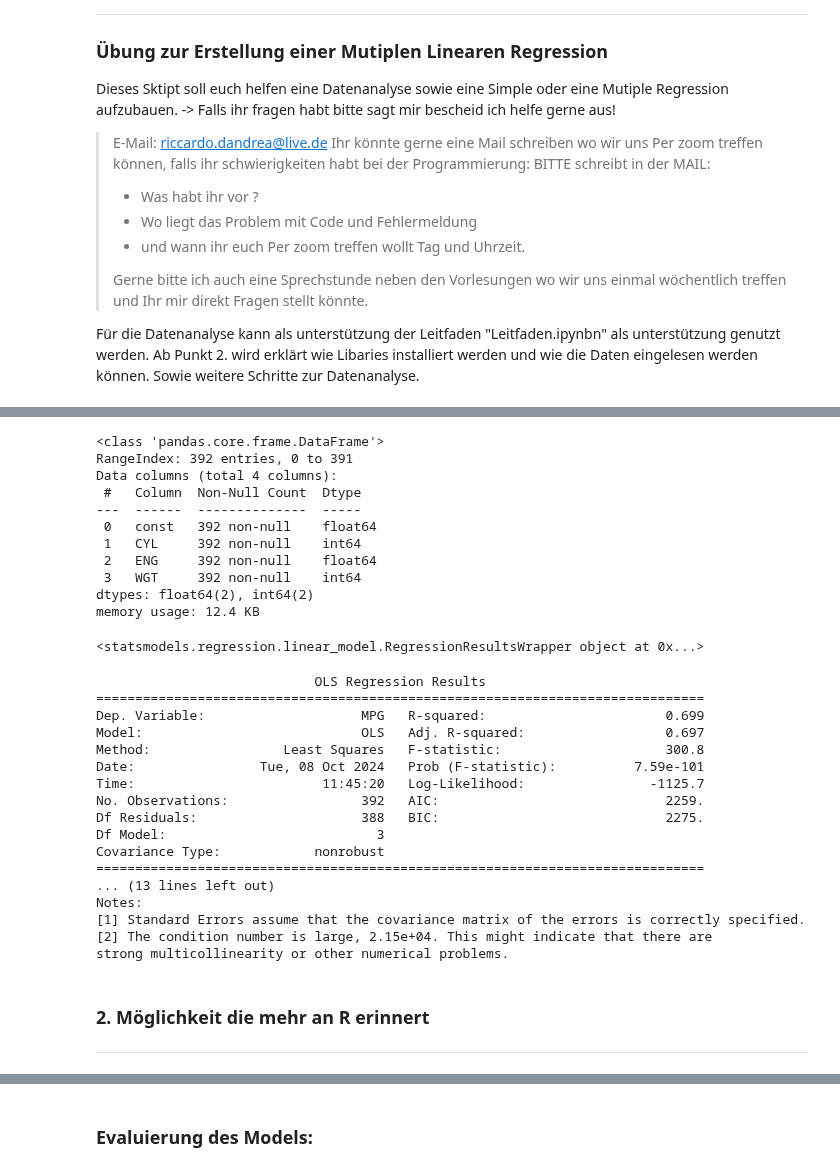
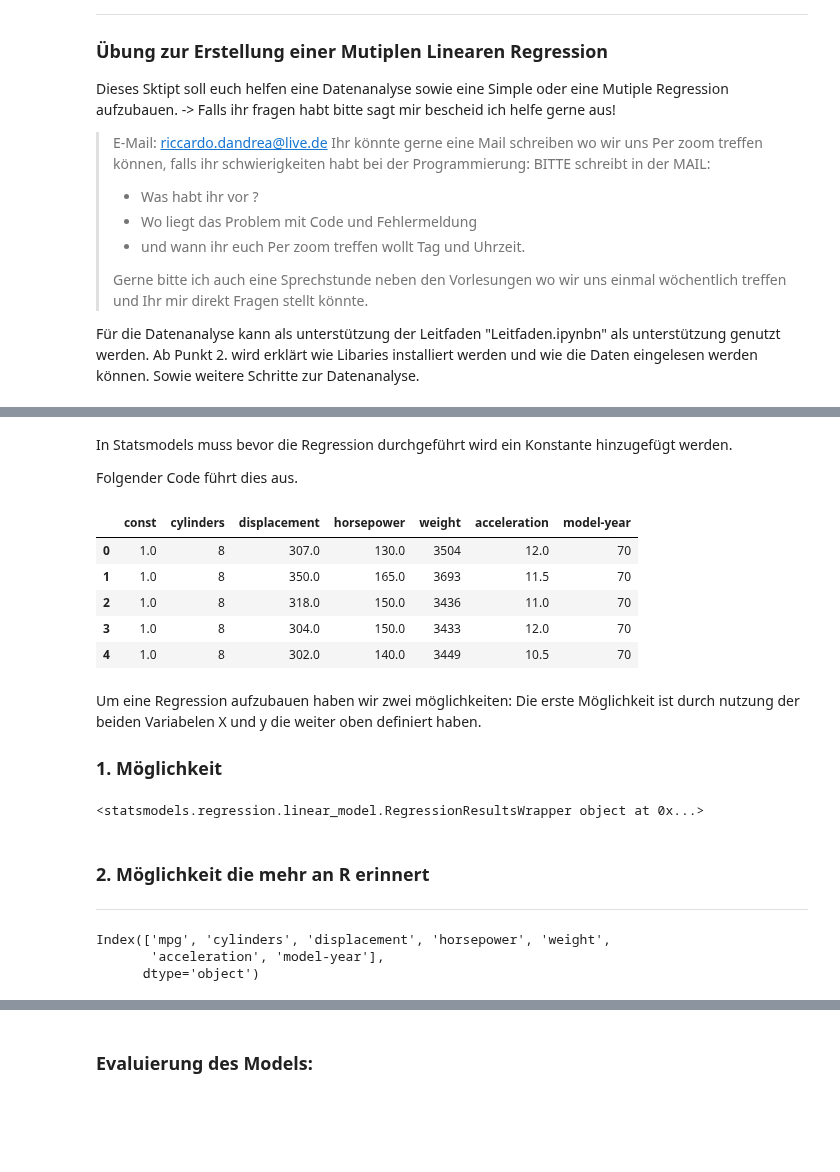
Before and after one commit to RiccardoDAndrea/Python-Crashkurs, a Jupyter notebook: Python_regression.ipynb, the cells around one changed output, grey strips where cells are left out. Saved outputs shown, nothing was run; the diff lists cells and outputs as text; code cells hidden in the pictures; blank space fills up the shorter version.

Commit message:
Refactor code to remove unnecessary car data file

```diff
--- a/Python_regression.ipynb
+++ b/Python_regression.ipynb
@@ -78,47 +156,37 @@ df.head()
 # %%
-X = df[["CYL", "ENG", "WGT"]]
-y = df["MPG"]
+X = df.drop(columns="mpg")
+y = df["mpg"]
+# %% [markdown]
+In Statsmodels muss bevor die Regression durchgeführt wird ein Konstante hinzugefügt werden.
+
+Folgender Code führt dies aus.
 # %%
 X = sm.add_constant(X)
-X.info()
+X.head()
 # %% [output]
-<class 'pandas.core.frame.DataFrame'>
-RangeIndex: 392 entries, 0 to 391
-Data columns (total 4 columns):
- #   Column  Non-Null Count  Dtype
----  ------  --------------  -----
- 0   const   392 non-null    float64
- 1   CYL     392 non-null    int64
- 2   ENG     392 non-null    float64
- 3   WGT     392 non-null    int64
-dtypes: float64(2), int64(2)
-memory usage: 12.4 KB
+|  | const | cylinders | displacement | horsepower | weight | acceleration | model-year |
+| 0 | 1.0 | 8 | 307.0 | 130.0 | 3504 | 12.0 | 70 |
+| 1 | 1.0 | 8 | 350.0 | 165.0 | 3693 | 11.5 | 70 |
+| 2 | 1.0 | 8 | 318.0 | 150.0 | 3436 | 11.0 | 70 |
+| 3 | 1.0 | 8 | 304.0 | 150.0 | 3433 | 12.0 | 70 |
+| 4 | 1.0 | 8 | 302.0 | 140.0 | 3449 | 10.5 | 70 |
+# %% [markdown]
+Um eine Regression aufzubauen haben wir zwei möglichkeiten:
+Die erste Möglichkeit ist durch nutzung der beiden Variabelen X und y die weiter oben definiert haben.
+
+### 1. Möglichkeit
 # %%
 model_stats = sm.OLS(y, X)
 model = model_stats.fit()
 print(model)
 # %% [output]
 <statsmodels.regression.linear_model.RegressionResultsWrapper object at 0x...>
-# %%
-print(model.summary())
-# %% [output]
-                            OLS Regression Results
-==============================================================================
-Dep. Variable:                    MPG   R-squared:                       0.699
-Model:                            OLS   Adj. R-squared:                  0.697
-Method:                 Least Squares   F-statistic:                     300.8
-Date:                Tue, 08 Oct 2024   Prob (F-statistic):          7.59e-101
-Time:                        11:45:20   Log-Likelihood:                -1125.7
-No. Observations:                 392   AIC:                             2259.
-Df Residuals:                     388   BIC:                             2275.
-Df Model:                           3
-Covariance Type:            nonrobust
-==============================================================================
-... (13 lines left out)
-Notes:
-[1] Standard Errors assume that the covariance matrix of the errors is correctly specified.
-[2] The condition number is large, 2.15e+04. This might indicate that there are
-strong multicollinearity or other numerical problems.
 # %% [markdown]
 ### 2. Möglichkeit die mehr an R erinnert
 ---
+# %%
+df.columns
+# %% [output]
+Index(['mpg', 'cylinders', 'displacement', 'horsepower', 'weight',
+       'acceleration', 'model-year'],
+      dtype='object')
```
Also changed, not shown: parts of 35 cells of this notebook, 6 other files.
